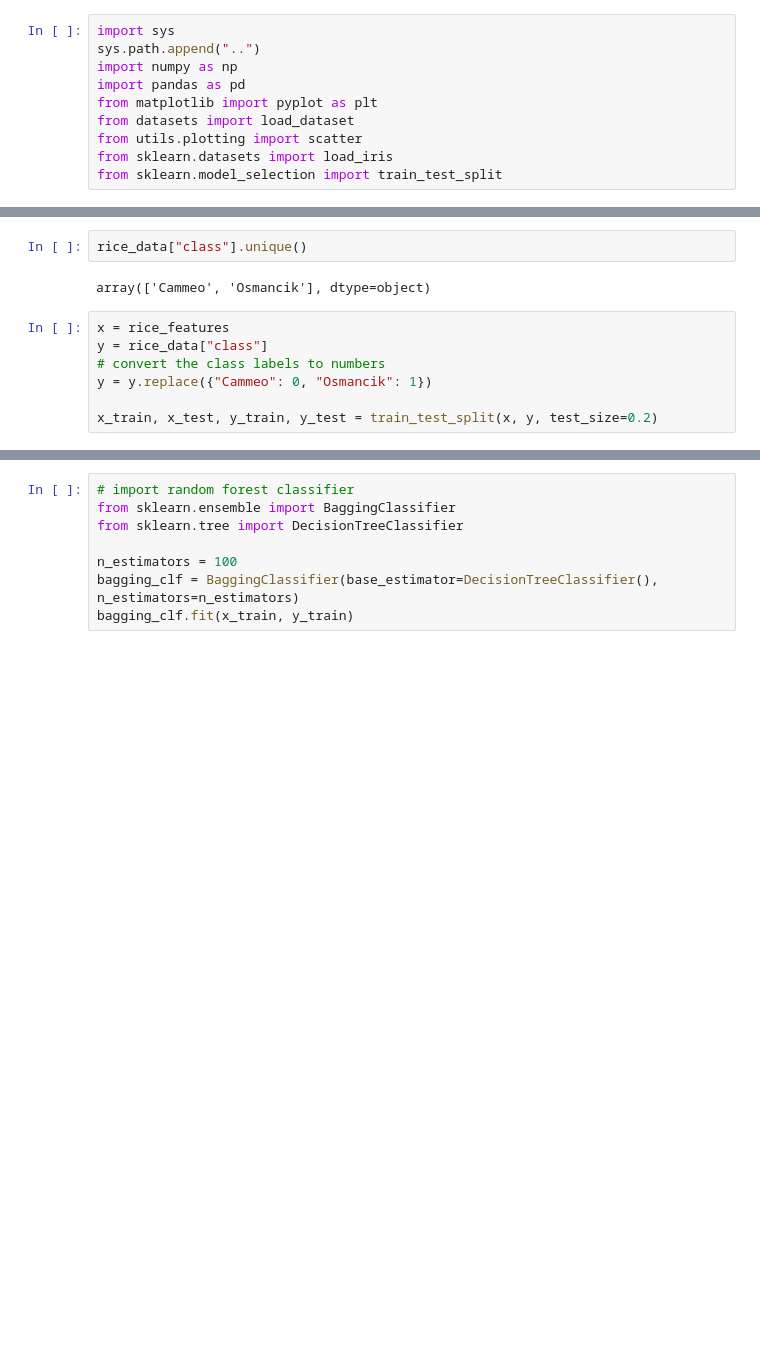
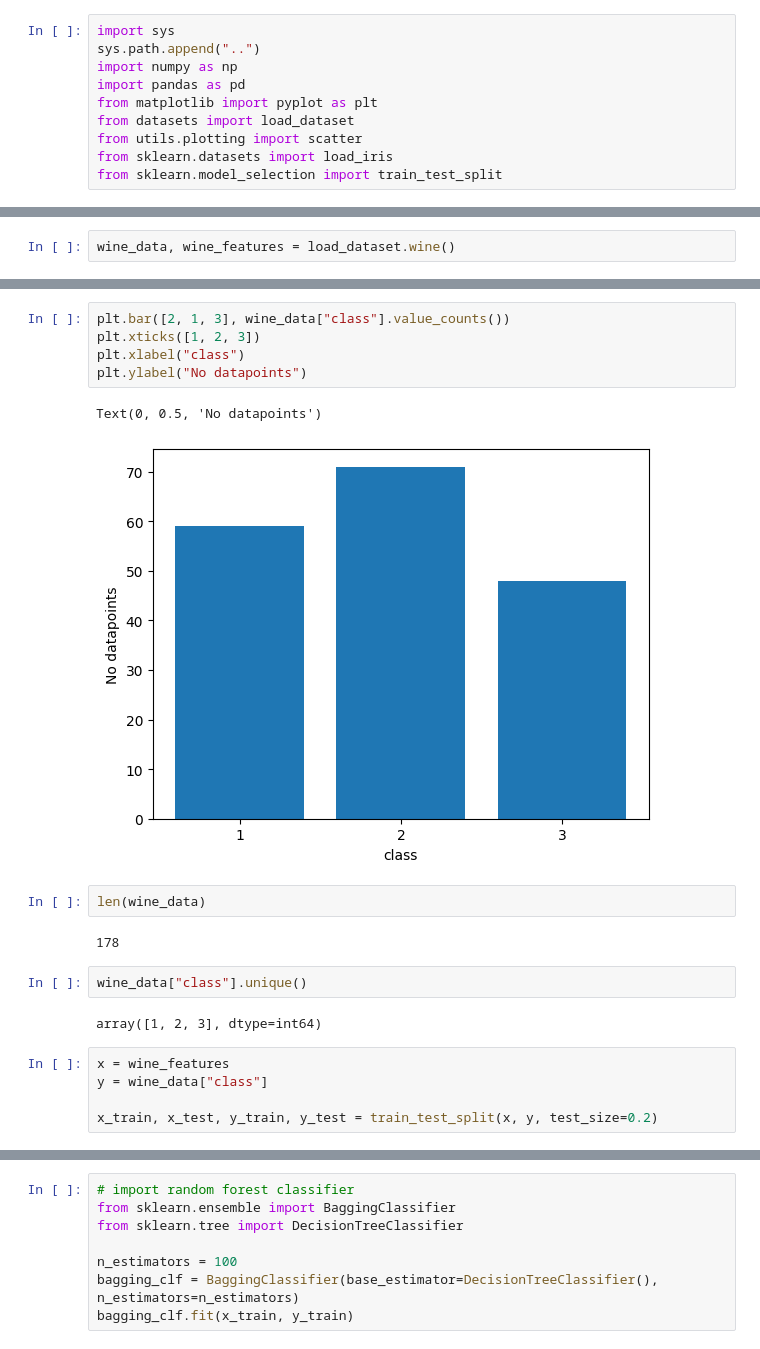
Before and after one commit to tung-ngt/ml2, a Jupyter notebook: labwork4/random_forest.ipynb, the cells around one changed output, grey strips where cells are left out. Drawn from its saved outputs; the diff is of its cells as text; blank space fills up the shorter version.

```diff
--- a/labwork4/random_forest.ipynb
+++ b/labwork4/random_forest.ipynb
@@ -12,0 +11,2 @@ rice_data, rice_features = load_dataset.rice()
+# %%
+wine_data, wine_features = load_dataset.wine()
@@ -13,11 +21,21 @@ rice_data, rice_features = load_dataset.rice()
+# %%
+plt.bar([2, 1, 3], wine_data["class"].value_counts())
+plt.xticks([1, 2, 3])
+plt.xlabel("class")
+plt.ylabel("No datapoints")
+# %% [output]
+Text(0, 0.5, 'No datapoints')
+[figure, added]
+# %%
+len(wine_data)
+# %% [output]
+178
 # %%
-rice_data["class"].unique()
+wine_data["class"].unique()
 # %% [output]
-array(['Cammeo', 'Osmancik'], dtype=object)
+array([1, 2, 3], dtype=int64)
 # %%
-x = rice_features
-y = rice_data["class"]
-# convert the class labels to numbers
-y = y.replace({"Cammeo": 0, "Osmancik": 1})
+x = wine_features
+y = wine_data["class"]
 
 x_train, x_test, y_train, y_test = train_test_split(x, y, test_size=0.2)
```
Also changed, not shown: parts of 7 cells of this notebook, 1 other file.
